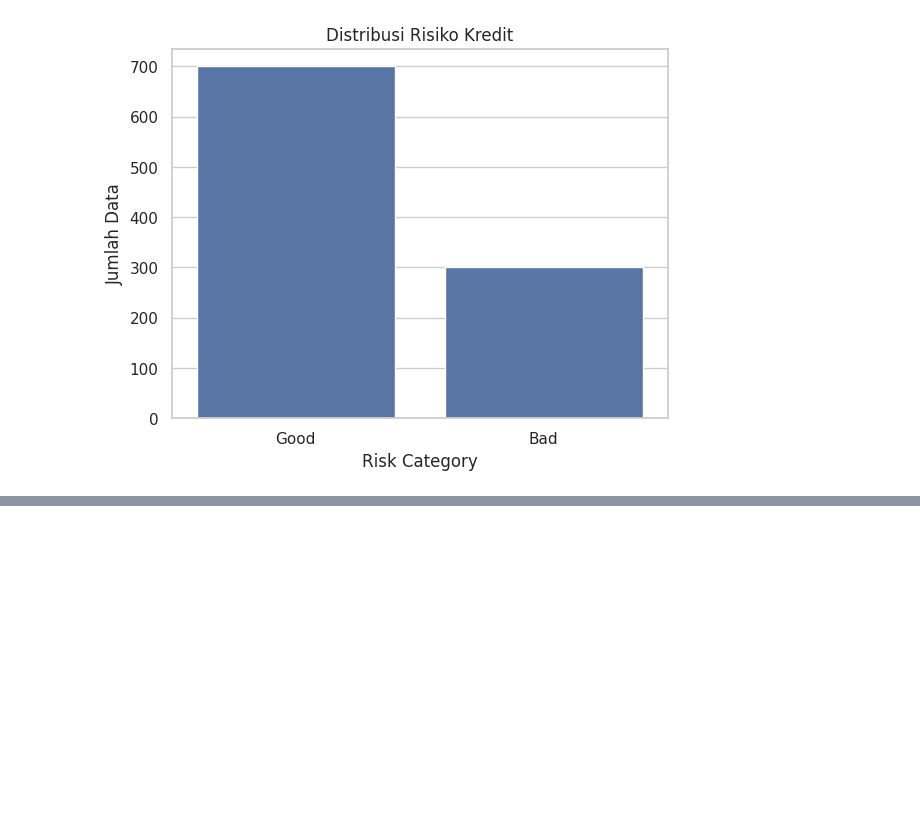
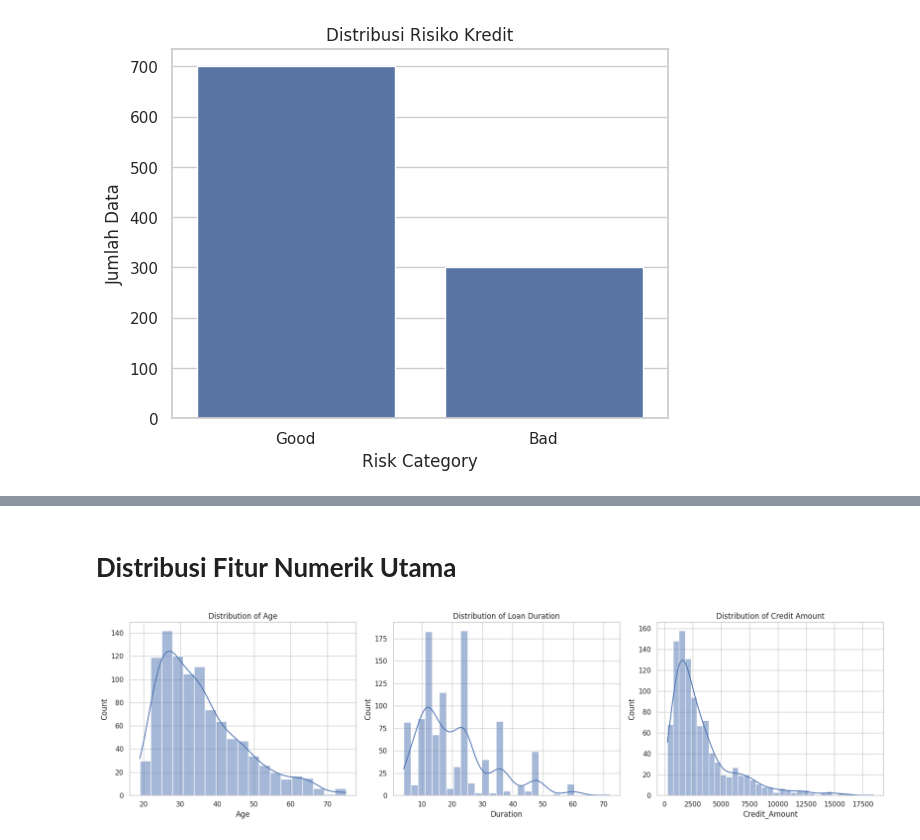
Before and after one commit to Rodexxx24/credit-scoring-ml, a Jupyter notebook: notebooks/01_eda.ipynb, the cells around one changed output, grey strips where cells are left out. Saved outputs shown, nothing was run; the diff lists cells and outputs as text; code cells hidden in the pictures; blank space fills up the shorter version.

```diff
--- a/notebooks/01_eda.ipynb
+++ b/notebooks/01_eda.ipynb
@@ -188,0 +228,22 @@ plt.show()
+# %% [markdown]
+# **Distribusi Fitur Numerik Utama**
+# %%
+# ============================
+# Distribution of Key Numerical Features
+# ============================
+
+fig, axes = plt.subplots(1, 3, figsize=(18, 5))
+
+sns.histplot(df["Age"], kde=True, ax=axes[0])
+axes[0].set_title("Distribution of Age")
+
+sns.histplot(df["Duration"], kde=True, ax=axes[1])
+axes[1].set_title("Distribution of Loan Duration")
+
+sns.histplot(df["Credit_Amount"], kde=True, ax=axes[2])
+axes[2].set_title("Distribution of Credit Amount")
+
+plt.tight_layout()
+plt.show()
+# %% [output]
+[figure, added]
```
Also changed, not shown: parts of 6 cells of this notebook.
